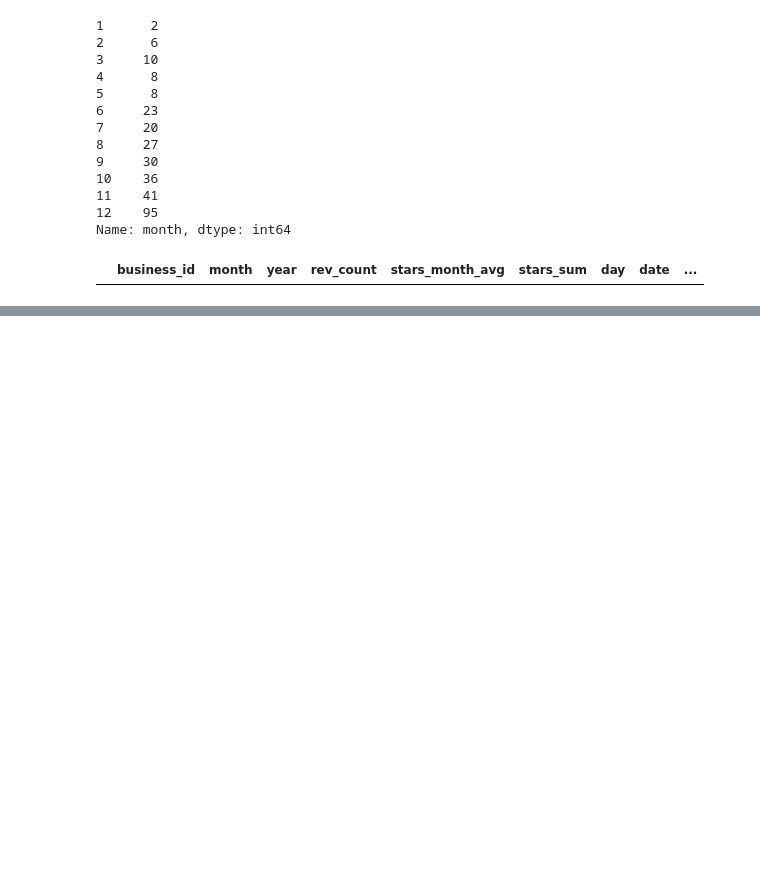
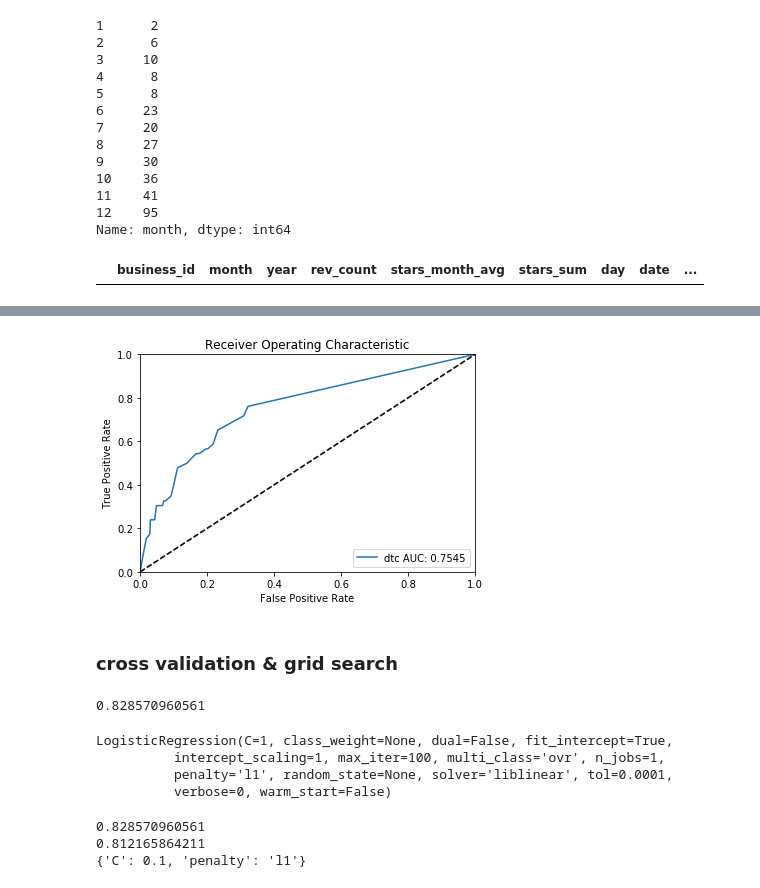
Before and after one commit to ChrisIck/DS101_Project, a Jupyter notebook: yelp_eda_prod.ipynb, the cells around one changed output, grey strips where cells are left out. Saved outputs shown, nothing was run; the diff lists cells and outputs as text; code cells hidden in the pictures; blank space fills up the shorter version.

Commit message:
add model & eval

```diff
--- a/yelp_eda_prod.ipynb
+++ b/yelp_eda_prod.ipynb
@@ -504,0 +566,15 @@ array([0.02782734, 0.08882804, 0.17711075, 0.13734051, 0.08560519,
+# %%
+skf = StratifiedKFold(n_splits=5)
+skf.get_n_splits(X_train, y_train)
+
+for train_index, test_index in skf.split(X_train, y_train):
+    X_train = X_train.reset_index(drop=True)
+    y_train = y_train.reset_index(drop=True)
+    X_train_cv, X_test_cv = X_train.iloc[train_index], X_train.iloc[test_index]
+    y_train_cv, y_test_cv = y_train.iloc[train_index], y_train.iloc[test_index]
+
+    min_leaf=20
+    clf = DecisionTreeClassifier(random_state=0, min_samples_leaf=min_leaf)
+    clf.fit(X_train_cv, y_train_cv)
+    print('min_samples_leaf: {}'.format(min_leaf))
+    print(clf.score(X_test_cv,y_test_cv))
@@ -504,0 +592,60 @@ array([0.02782734, 0.08882804, 0.17711075, 0.13734051, 0.08560519,
+# %%
+from sklearn.metrics import roc_curve, auc
+
+models = [clf]
+models_l = ['dtc']
+
+for i, model in enumerate(models):
+    predict = model.predict_proba(X_test)
+    fpr, tpr, thres = roc_curve(y_test, predict[:,1])
+    auc = auc(fpr, tpr)
+
+    plt.plot(fpr, tpr, label=(models_l[i] + ' AUC: {:2.4f}'.format(auc)))
+
+plt.plot([[0,0],[1,1]], 'k--', label='', alpha=.75)
+plt.xlim([0.0, 1.0])
+plt.ylim([0.0, 1.0])
+plt.xlabel('False Positive Rate')
+plt.ylabel('True Positive Rate')
+plt.title('Receiver Operating Characteristic')
+plt.legend(loc="lower right")
+plt.show()
+# %% [output]
+[figure, added]
+# %% [markdown]
+### cross validation & grid search
+# %%
+kfolds = StratifiedKFold(n_splits=5)
+#1st, set up a paramater grid
+param_grid_lr = {'C':[10**i for i in range(-3, 3)], 'penalty':['l1', 'l2']}
+
+#2nd, call the GridSearchCV class, use LogisticRegression and 'roc_auc' for scoring
+lr_grid_search = GridSearchCV(LogisticRegression(), param_grid_lr, cv = kfolds, scoring = 'roc_auc')
+lr_grid_search.fit(X_train, y_train)
+
+#3rd, get the score of the best model and print it
+best_1 = lr_grid_search.best_score_
+print(best_1)
+
+#Next let's look at the best-estimator chosen to see what the parameters were
+lr_grid_search.best_estimator_
+# %% [output]
+0.828570960561
+LogisticRegression(C=1, class_weight=None, dual=False, fit_intercept=True,
+          intercept_scaling=1, max_iter=100, multi_class='ovr', n_jobs=1,
+          penalty='l1', random_state=None, solver='liblinear', tol=0.0001,
+          verbose=0, warm_start=False)
+# %%
+# 1 std rule
+best_1 = lr_grid_search.best_score_
+std = lr_grid_search.cv_results_['std_test_score'][lr_grid_search.best_index_]
+best_within_1std = min(lr_grid_search.cv_results_['mean_test_score'][lr_grid_search.cv_results_['mean_test_score'] >
+                                             (best_1 - std)])
+idx_best_within_1std = np.argwhere(lr_grid_search.cv_results_['mean_test_score'] == best_within_1std)[0][0]
+print(best_1)
+print(best_within_1std)
+print(lr_grid_search.cv_results_['params'][idx_best_within_1std])
+# %% [output]
+0.828570960561
+0.812165864211
+{'C': 0.1, 'penalty': 'l1'}
```
Also changed, not shown: parts of 56 cells of this notebook.
